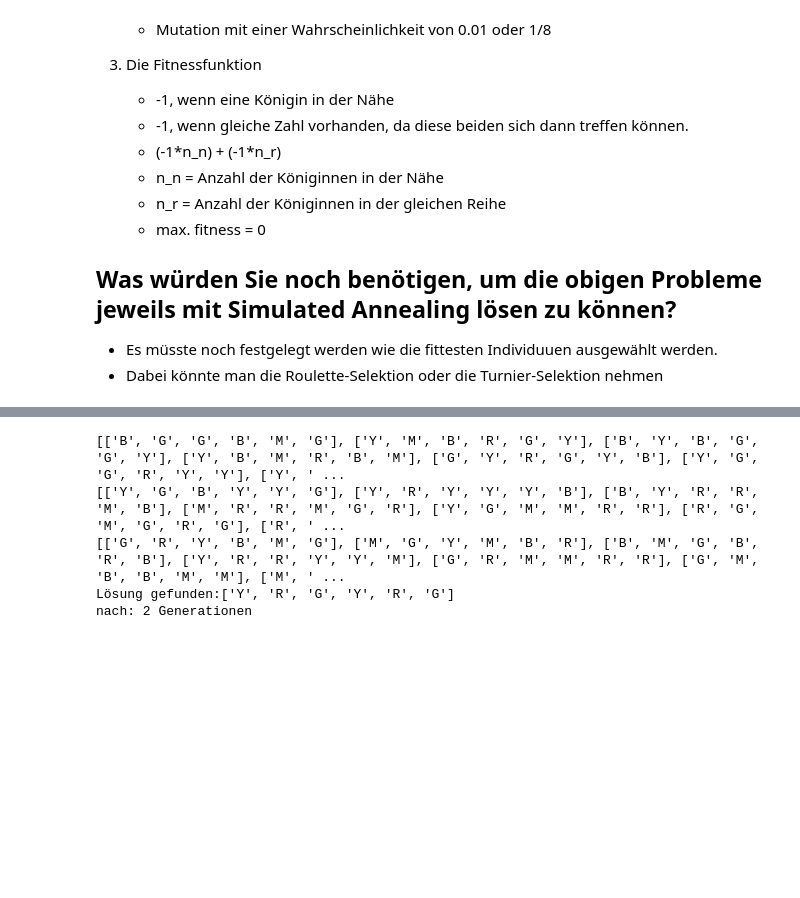
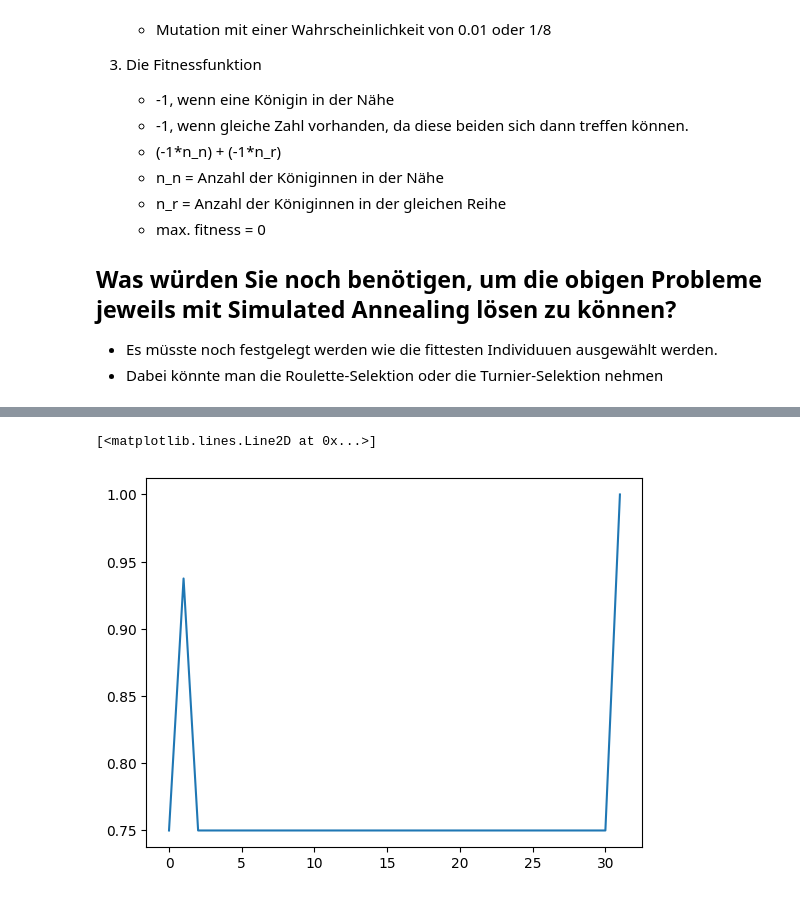
Before and after one commit to LKrumme/KI-Vorlesung-W25-Aufgaben, a Jupyter notebook: blatt_ea/blatt_ea.ipynb, the cells around one changed output, grey strips where cells are left out. Saved outputs shown, nothing was run; the diff lists cells and outputs as text; code cells hidden in the pictures; blank space fills up the shorter version.

```diff
--- a/blatt_ea/blatt_ea.ipynb
+++ b/blatt_ea/blatt_ea.ipynb
@@ -163,9 +186,8 @@ f.fitness(['B', 'B', 'M', 'G', 'B', 'G'])
 # %%
-
-f.let_the_games_begin()
+f = Faerbeproblem(n_pop=10, tournament_size=5, n_tournaments=5)
+f.fitness(['B', 'B', 'M', 'G', 'B', 'G'])
+n_gen, solution_found, fitness_curve_f = f.let_the_games_begin()
+plt.plot(fitness_curve_f)
 # %% [output]
-[['B', 'G', 'G', 'B', 'M', 'G'], ['Y', 'M', 'B', 'R', 'G', 'Y'], ['B', 'Y', 'B', 'G', 'G', 'Y'], ['Y', 'B', 'M', 'R', 'B', 'M'], ['G', 'Y', 'R', 'G', 'Y', 'B'], ['Y', 'G', 'G', 'R', 'Y', 'Y'], ['Y', ' ...
-[['Y', 'G', 'B', 'Y', 'Y', 'G'], ['Y', 'R', 'Y', 'Y', 'Y', 'B'], ['B', 'Y', 'R', 'R', 'M', 'B'], ['M', 'R', 'R', 'M', 'G', 'R'], ['Y', 'G', 'M', 'M', 'R', 'R'], ['R', 'G', 'M', 'G', 'R', 'G'], ['R', ' ...
-[['G', 'R', 'Y', 'B', 'M', 'G'], ['M', 'G', 'Y', 'M', 'B', 'R'], ['B', 'M', 'G', 'B', 'R', 'B'], ['Y', 'R', 'R', 'Y', 'Y', 'M'], ['G', 'R', 'M', 'M', 'R', 'R'], ['G', 'M', 'B', 'B', 'M', 'M'], ['M', ' ...
-Lösung gefunden:['Y', 'R', 'G', 'Y', 'R', 'G']
-nach: 2 Generationen
+[<matplotlib.lines.Line2D at 0x...>]
+[figure, added]
```
Also changed, not shown: parts of 20 cells of this notebook.
